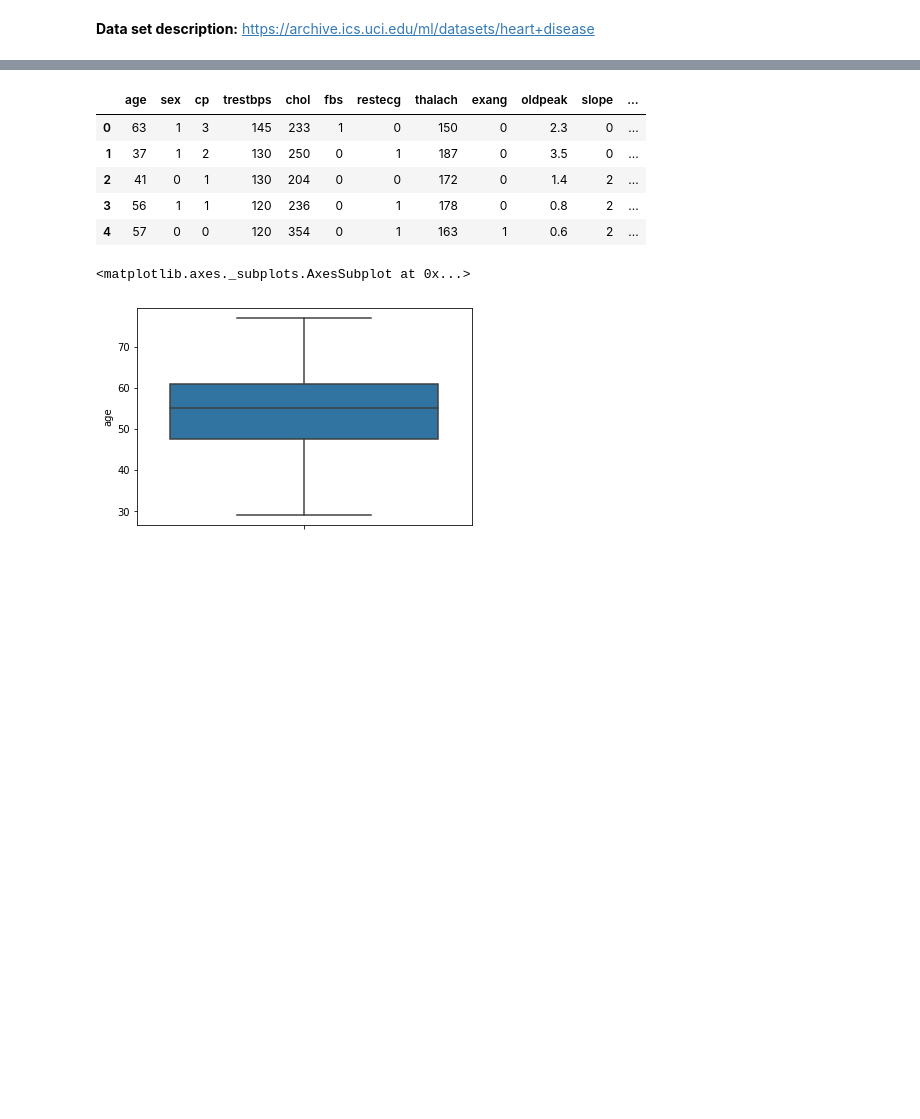
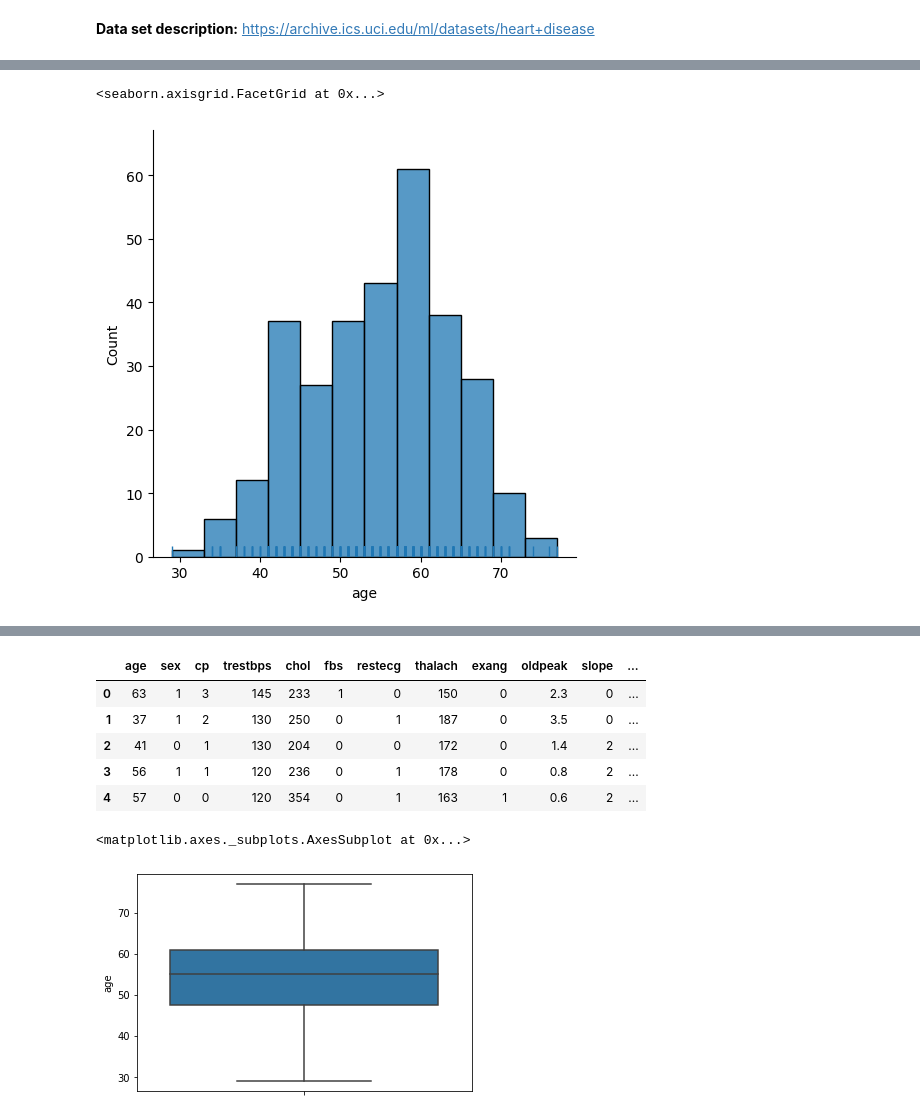
Before and after one commit to VivianeSouza923/HCIA_AI_HUAWEI_STUDY_if, a Jupyter notebook: Matplotlib_and_Seaborn01.ipynb, the cells around one changed output, grey strips where cells are left out. Cells and saved outputs as stored; diff of their text form; code cells hidden in the pictures; blank space fills up the shorter version.

```diff
--- a/Matplotlib_and_Seaborn01.ipynb
+++ b/Matplotlib_and_Seaborn01.ipynb
@@ -140,0 +141,5 @@ data_heart.head()
+# %%
+# carregar base de dados e armazenar em uma variável
+data_heart = pd.read_csv('heart_disease.csv')
+# mostra 5 primeiors casos da base
+data_heart.head()
@@ -203,0 +204,9 @@ data_heart.head()
+# %%
+# quero a  minha representação padrão, mas quero um kde por cima? só adicionar kde=True
+#sns.displot(data_heart['age'], kde=True)
+
+# quero a mesma coisa, mas com o rug por cima?
+sns.displot(data_heart['age'], rug=True)
+# %% [output]
+<seaborn.axisgrid.FacetGrid at 0x...>
+[figure, added]
```
Also changed, not shown: parts of 31 cells of this notebook.
